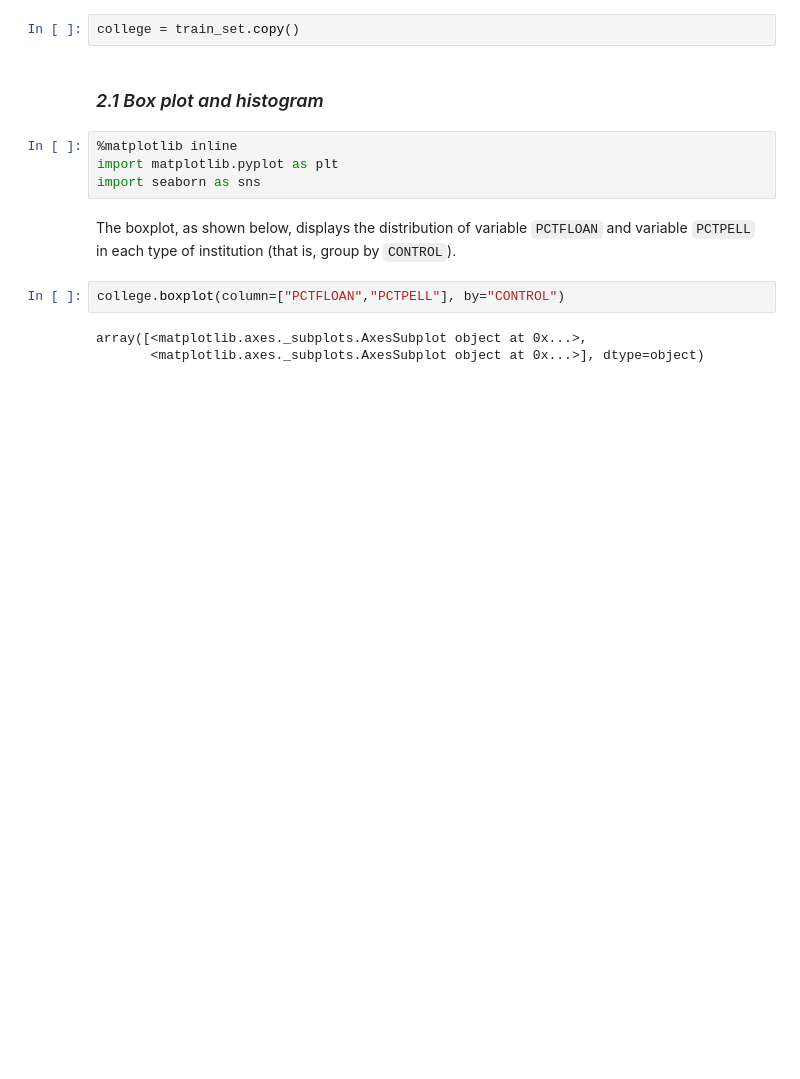
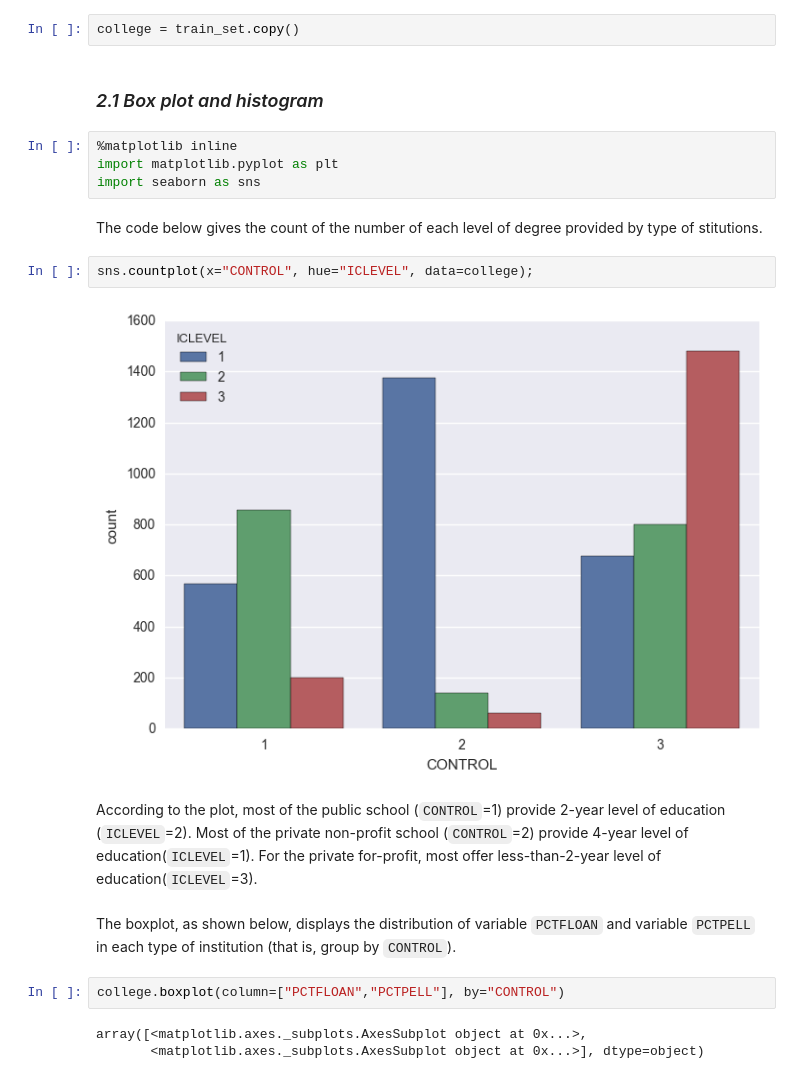
Before and after one commit to dorneliang/MA-755-Assignment-2, a Jupyter notebook: Assignment 2- Data Prepare.ipynb, the cells around one changed output. Cells and saved outputs as stored; diff of their text form; blank space fills up the shorter version.

```diff
--- a/Assignment 2- Data Prepare.ipynb
+++ b/Assignment 2- Data Prepare.ipynb
@@ -249,6 +249,14 @@ college = train_set.copy()
 %matplotlib inline
 import matplotlib.pyplot as plt
 import seaborn as sns
+# %% [markdown]
+The code below gives the count of the number of each level of degree provided by type of stitutions.
+# %%
+sns.countplot(x="CONTROL", hue="ICLEVEL", data=college);
+# %% [output]
+[figure, added]
+# %% [markdown]
+According to the plot, most of the public school (`CONTROL`=1) provide 2-year level of education (`ICLEVEL`=2). Most of the private non-profit school (`CONTROL`=2) provide 4-year level of education(`ICLEVEL`=1). For the private for-profit, most offer less-than-2-year level of education(`ICLEVEL`=3).
 # %% [markdown]
 The boxplot, as shown below, displays the distribution of variable `PCTFLOAN` and variable `PCTPELL` in each type of institution (that is, group by `CONTROL`).
 # %%
```
Also changed, not shown: parts of 20 cells of this notebook.
